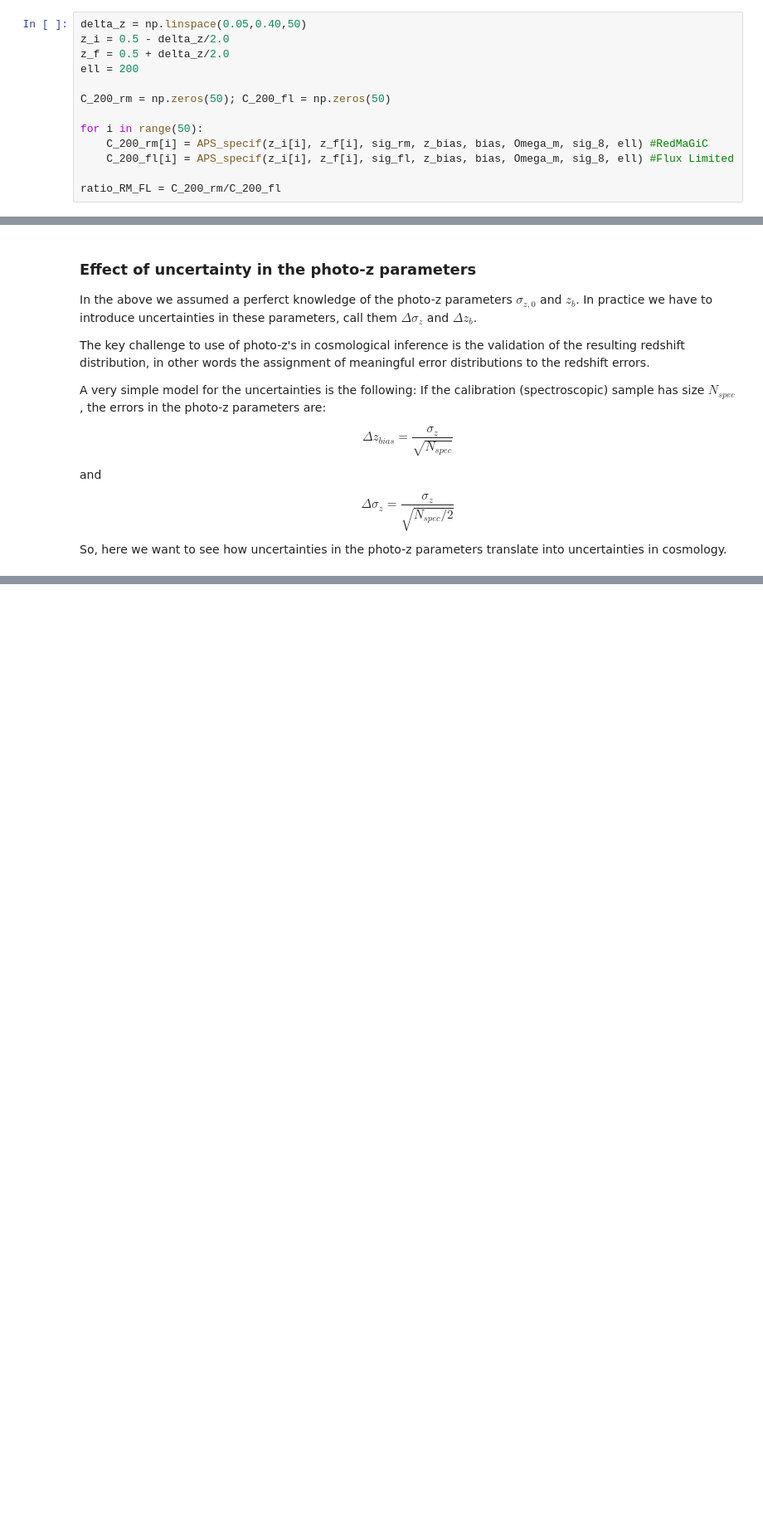
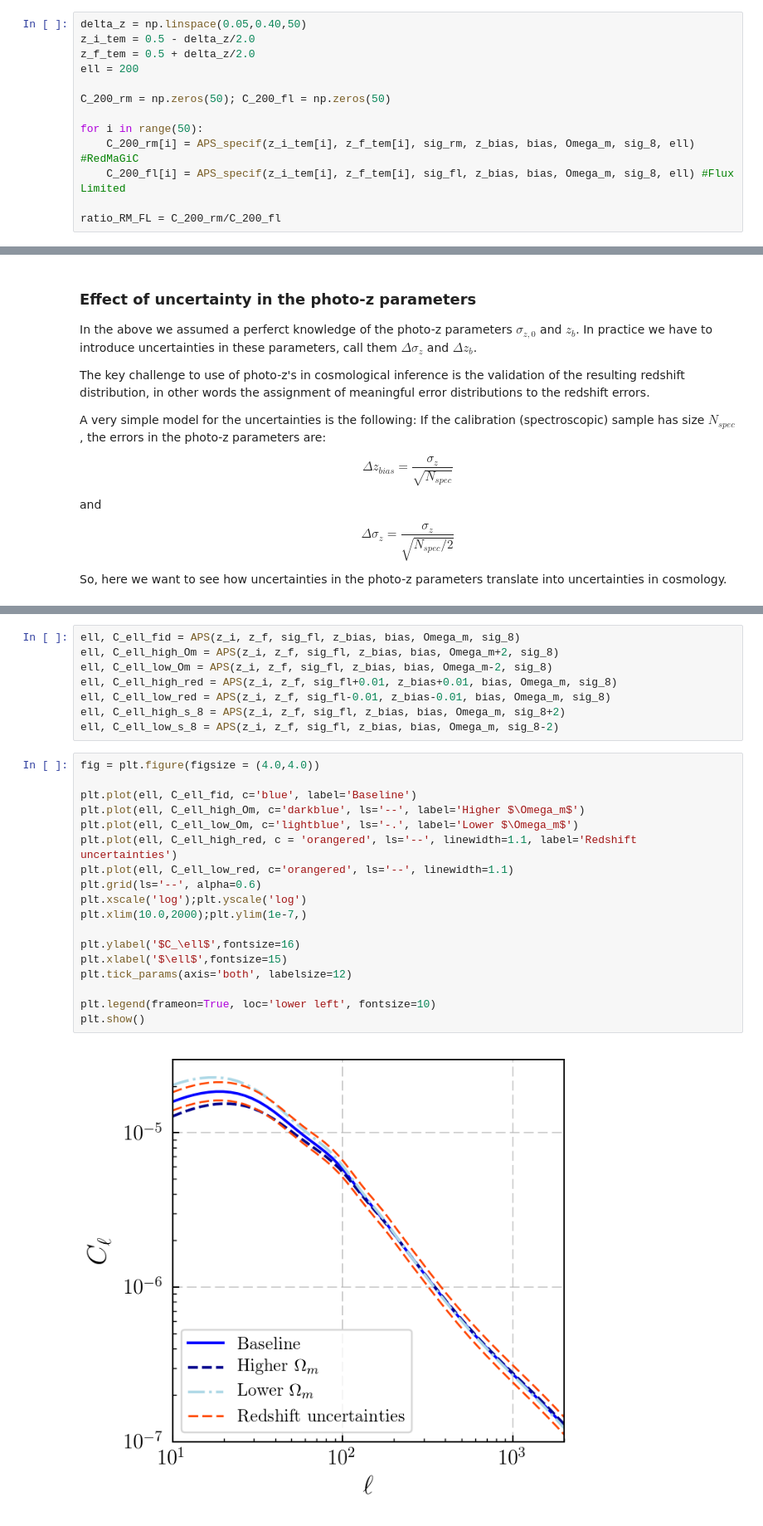
Before and after one commit to dtanoglidis/Photo_z_samples, a Jupyter notebook: Single Redshift Bin.ipynb, the cells around one changed output, grey strips where cells are left out. Shown: that part at 83% size. Cells and saved outputs as stored; diff of their text form; blank space fills up the shorter version.

```diff
--- a/Single Redshift Bin.ipynb
+++ b/Single Redshift Bin.ipynb
@@ -266,15 +272,15 @@ plt.show()
 Width of the bin. I will plot the ratio:  $\frac{C_\ell^{RM}}{C_\ell^{FL}}$, at $\ell = 200$ as a function of the bin size (always centered at $ z = 0.5$).
 # %%
 delta_z = np.linspace(0.05,0.40,50)
-z_i = 0.5 - delta_z/2.0
-z_f = 0.5 + delta_z/2.0
+z_i_tem = 0.5 - delta_z/2.0
+z_f_tem = 0.5 + delta_z/2.0
 ell = 200
 
 C_200_rm = np.zeros(50); C_200_fl = np.zeros(50)
 
 for i in range(50):
-    C_200_rm[i] = APS_specif(z_i[i], z_f[i], sig_rm, z_bias, bias, Omega_m, sig_8, ell) #RedMaGiC
-    C_200_fl[i] = APS_specif(z_i[i], z_f[i], sig_fl, z_bias, bias, Omega_m, sig_8, ell) #Flux Limited
+    C_200_rm[i] = APS_specif(z_i_tem[i], z_f_tem[i], sig_rm, z_bias, bias, Omega_m, sig_8, ell) #RedMaGiC
+    C_200_fl[i] = APS_specif(z_i_tem[i], z_f_tem[i], sig_fl, z_bias, bias, Omega_m, sig_8, ell) #Flux Limited
 
 ratio_RM_FL = C_200_rm/C_200_fl
 # %%
@@ -316,0 +331,28 @@ So, here we want to see how uncertainties in the photo-z parameters translate in
+# %%
+ell, C_ell_fid = APS(z_i, z_f, sig_fl, z_bias, bias, Omega_m, sig_8)
+ell, C_ell_high_Om = APS(z_i, z_f, sig_fl, z_bias, bias, Omega_m+2, sig_8)
+ell, C_ell_low_Om = APS(z_i, z_f, sig_fl, z_bias, bias, Omega_m-2, sig_8)
+ell, C_ell_high_red = APS(z_i, z_f, sig_fl+0.01, z_bias+0.01, bias, Omega_m, sig_8)
+ell, C_ell_low_red = APS(z_i, z_f, sig_fl-0.01, z_bias-0.01, bias, Omega_m, sig_8)
+ell, C_ell_high_s_8 = APS(z_i, z_f, sig_fl, z_bias, bias, Omega_m, sig_8+2)
+ell, C_ell_low_s_8 = APS(z_i, z_f, sig_fl, z_bias, bias, Omega_m, sig_8-2)
+# %%
+fig = plt.figure(figsize = (4.0,4.0))
+
+plt.plot(ell, C_ell_fid, c='blue', label='Baseline')
+plt.plot(ell, C_ell_high_Om, c='darkblue', ls='--', label='Higher $\Omega_m$')
+plt.plot(ell, C_ell_low_Om, c='lightblue', ls='-.', label='Lower $\Omega_m$')
+plt.plot(ell, C_ell_high_red, c = 'orangered', ls='--', linewidth=1.1, label='Redshift uncertainties')
+plt.plot(ell, C_ell_low_red, c='orangered', ls='--', linewidth=1.1)
+plt.grid(ls='--', alpha=0.6)
+plt.xscale('log');plt.yscale('log')
+plt.xlim(10.0,2000);plt.ylim(1e-7,)
+
+plt.ylabel('$C_\ell$',fontsize=16)
+plt.xlabel('$\ell$',fontsize=15)
+plt.tick_params(axis='both', labelsize=12)
+
+plt.legend(frameon=True, loc='lower left', fontsize=10)
+plt.show()
+# %% [output]
+[figure, added]
```
Also changed, not shown: parts of 30 cells of this notebook.
